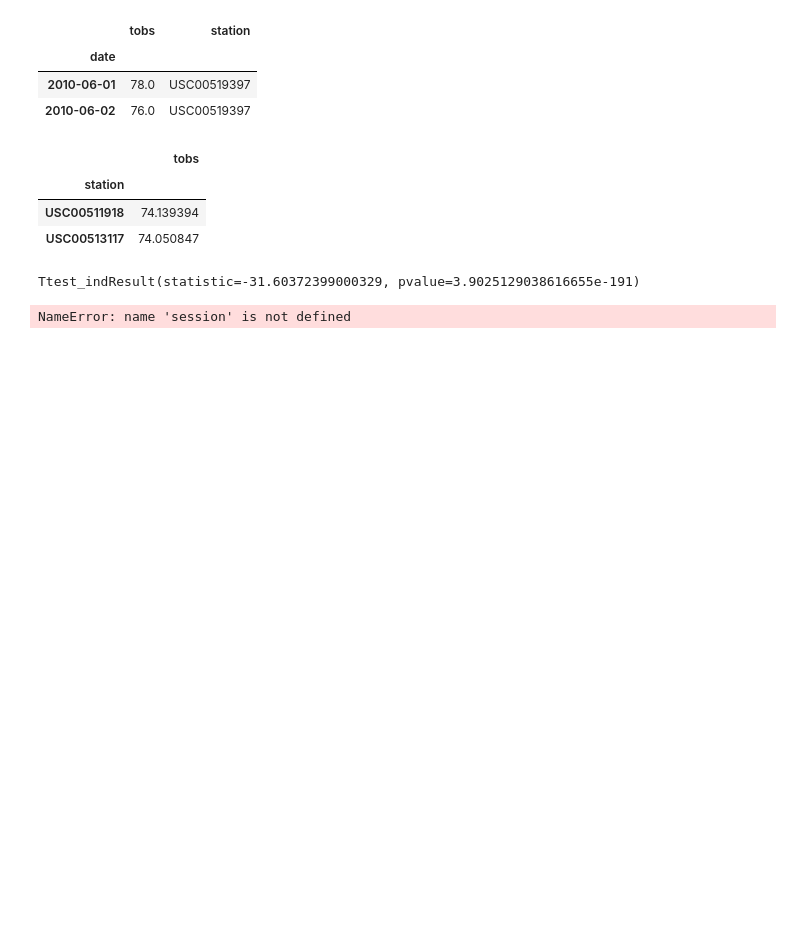
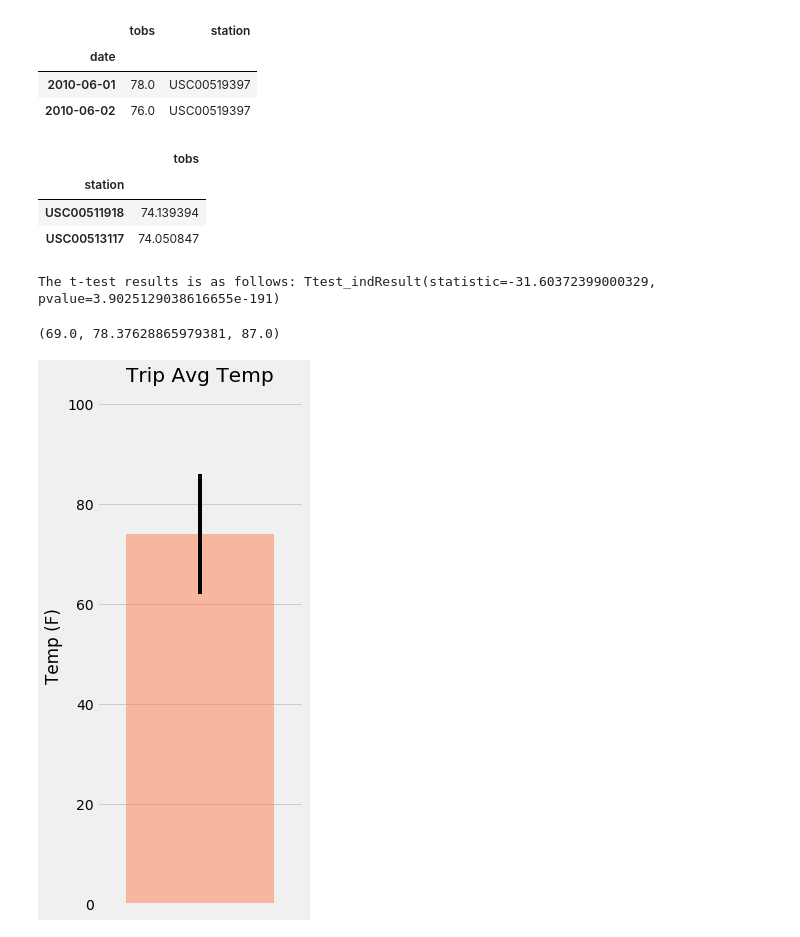
Before and after one commit to momotazmahinkhan/sqlalchemy-challenge, a Jupyter notebook: climate_starter.ipynb, the cells around one changed output. Saved outputs shown, nothing was run; the diff lists cells and outputs as text; code cells hidden in the pictures; blank space fills up the shorter version.

Commit message:
Adding more codes and graphs

```diff
--- a/climate_starter.ipynb
+++ b/climate_starter.ipynb
@@ -259,6 +259,6 @@ avg_jun.head(2)
 # %%
 #Unpaired t-Test, becuase the data deos not belongs to same group
 t_test = stats.ttest_ind(dec_df['tobs'],jun_df['tobs'])
-print(f'the t-t_test)
+print(f'The t-test results is as follows: {t_test}')
 # %% [output]
-Ttest_indResult(statistic=-31.60372399000329, pvalue=3.9025129038616655e-191)
+The t-test results is as follows: Ttest_indResult(statistic=-31.60372399000329, pvalue=3.9025129038616655e-191)
@@ -284,17 +282,37 @@ def calc_temps(start_date, end_date):
         filter(Measurement.date >= start_date).filter(Measurement.date <= end_date).all()
 
 # function usage example
-print(calc_temps('2012-02-28', '2012-03-05'))
+TMIN, TAVE, TMAX = (calc_temps('2012-02-28', '2012-03-05')[0])
-# %% [output]
-NameError: name 'session' is not defined
 # %%
 # Use your previous function `calc_temps` to calculate the tmin, tavg, and tmax
 # for your trip using the previous year's data for those same dates.
+# Use your previous function `calc_temps` to calculate the tmin, tavg, and tmax
+# for your trip using the previous year's data for those same dates.
+start_date = '2017-06-30'
+end_date = '2017-07-30'
+
+print(calc_temps(start_date, end_date)[0])
+# %% [output]
+(69.0, 78.37628865979381, 87.0)
 # %%
 # Plot the results from your previous query as a bar chart.
 # Use "Trip Avg Temp" as your Title
 # Use the average temperature for the y value
 # Use the peak-to-peak (tmax-tmin) value as the y error bar (yerr)
+
+fig, ax = plt.subplots(figsize=plt.figaspect(2.))
+xpos = 1
+yerr = TMAX-TMIN
+
+bar = ax.bar(xpos, TMAX, yerr=yerr, alpha=0.5, color='coral', align="center")
+ax.set(xticks=range(xpos), xticklabels="a", title="Trip Avg Temp", ylabel="Temp (F)")
+ax.margins(.2, .2)
+fig.autofmt_xdate()
+fig.tight_layout()
+plt.savefig("Images/temperature.png")
+fig.show()
+# %% [output]
+[figure, added]
 # %%
 #Question 2 Daily Rainfall
 # %%
```
Also changed, not shown: parts of 5 cells of this notebook, 1 other file.
